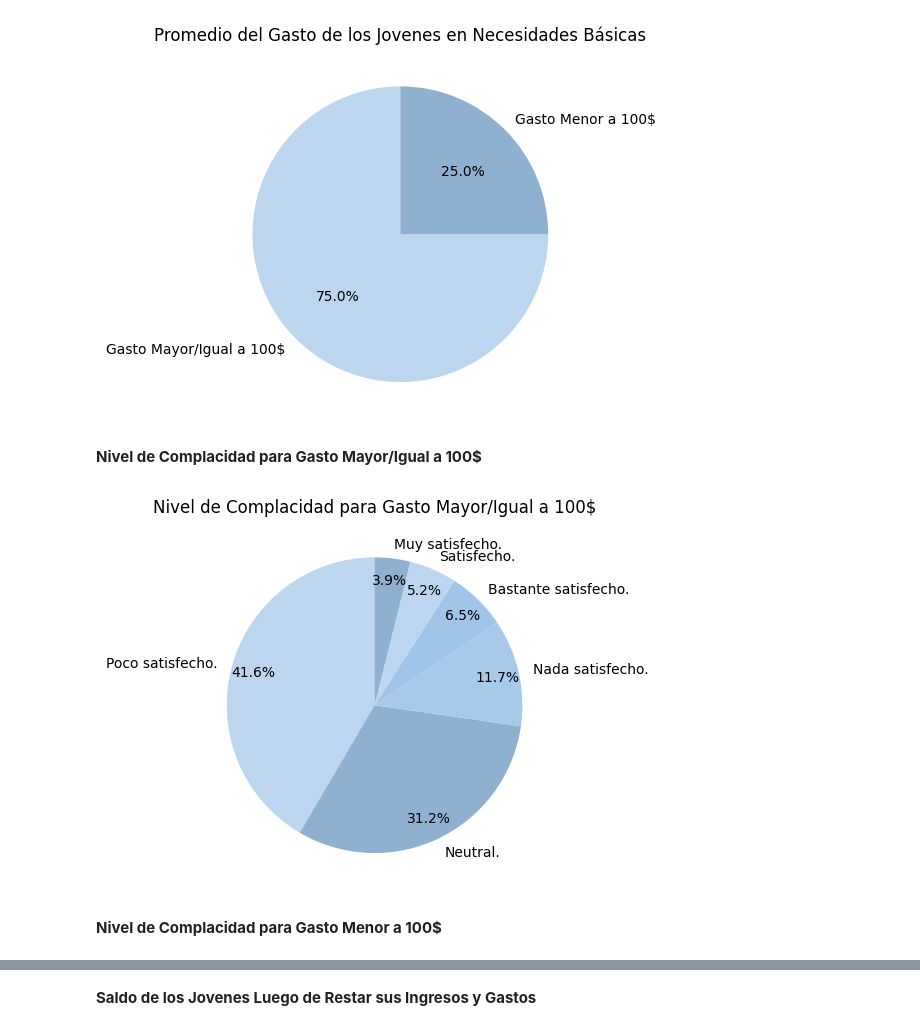
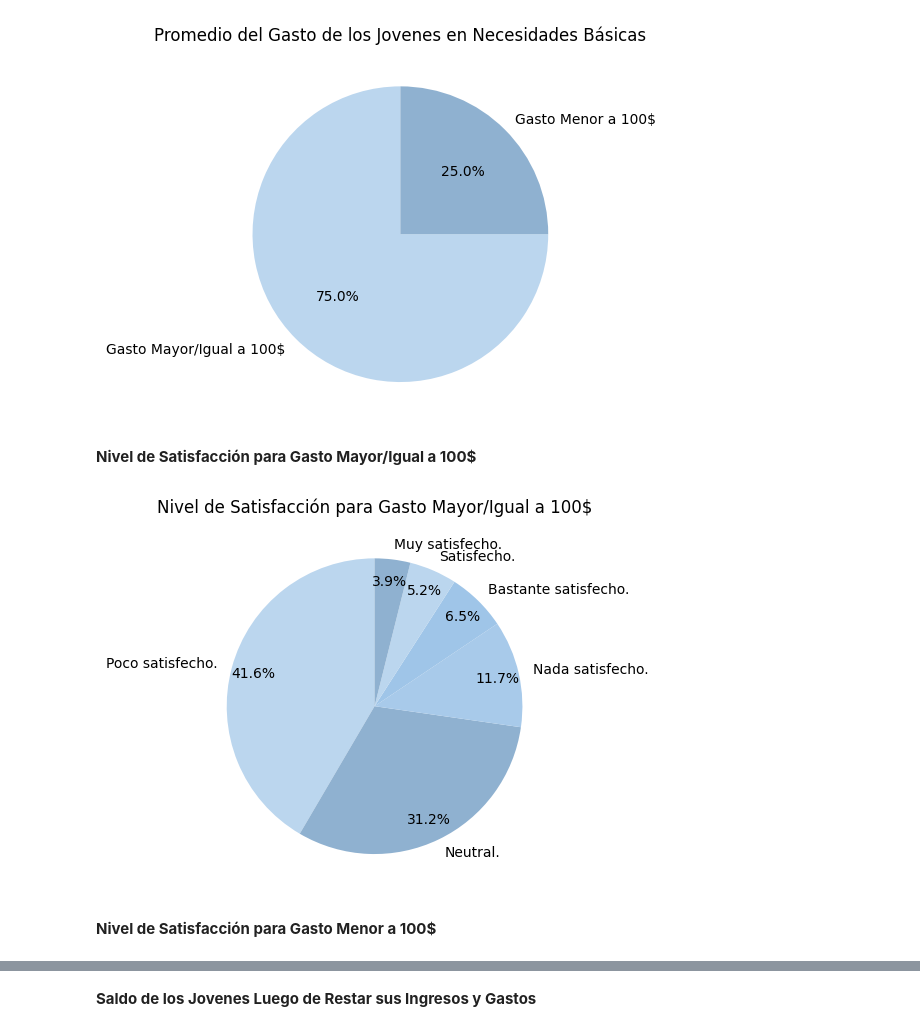
Before and after one commit to manumaldonado/Proyecto-Samsung, a Jupyter notebook: clean_data.ipynb, the cells around one changed output, grey strips where cells are left out. Drawn from its saved outputs; the diff is of its cells as text; code cells hidden in the pictures.

```diff
--- a/clean_data.ipynb
+++ b/clean_data.ipynb
@@ -28,7 +28,7 @@ df.rename(columns={'¿Cuál es tu edad?\nSi su edad se sale del rango establecid
                     '¿Consideras tener algún tipo de educación financiera? ' : 'educacion_financiera',
                     '¿Te gustaría aprender más sobre gestión de ingresos y educación financiera? ' : 'bool_educacion_financiera',
                     ' ¿Cómo calificarías tu nivel de vida actual en comparación con hace un año?' : 'nivel_vida',
-                    '¿Qué tan satisfecho estás con tus ingresos actuales para cubrir tus necesidades? ' : 'nivel_complacidad'}
+                    '¿Qué tan satisfecho estás con tus ingresos actuales para cubrir tus necesidades? ' : 'nivel_satisfaccion'}
                    , inplace=True)
 
 df.drop(index=['parragajenny1@gmail.com','xsdfsd@gmail.com'], inplace = True)
@@ -492,7 +497,7 @@ def calcular_promedio_ahorro(rango):
         print(f"Error al procesar el rango: {rango}")
         return np.nan
 
-Ahorro_privado.loc[:, 'ahorro_promedio'] = Ahorro_privado['rango_ahorro'].copy().apply(calcular_promedio_ahorro)
+Ahorro_privado.loc[:, 'ahorro_promedio'] = Ahorro_privado['rango_ahorro'].apply(calcular_promedio_ahorro).copy()
 
 
 promedio_ahorro_privado = Ahorro_privado['ahorro_promedio'].mean()
@@ -908,18 +923,18 @@ conteo_saldo_negativo = df_saldo_restante["Con saldo negativo"].dropna().value_c
 division_rango_gastos = {
      "Mayor igual a 100$" : [],
      "Menor a 100$" : [],
-     "Complacidad" : []
+     "Satisfaccion" : []
 }
 
 for i, x in enumerate(gastos["total_de_gastos_en_promedio"]):
     if x >= 100:
         division_rango_gastos["Mayor igual a 100$"].append(x)
         division_rango_gastos["Menor a 100$"].append(np.nan)
-        division_rango_gastos["Complacidad"].append(df_con_empleo.iloc[i]["nivel_complacidad"])
+        division_rango_gastos["Satisfaccion"].append(df_con_empleo.iloc[i]["nivel_satisfaccion"])
     else:
         division_rango_gastos["Menor a 100$"].append(x)
         division_rango_gastos["Mayor igual a 100$"].append(np.nan)
-        division_rango_gastos["Complacidad"].append(df_con_empleo.iloc[i]["nivel_complacidad"])
+        division_rango_gastos["Satisfaccion"].append(df_con_empleo.iloc[i]["nivel_satisfaccion"])
 
 df_rango_gastos = pd.DataFrame(division_rango_gastos)
 
@@ -929,8 +944,8 @@ conteo_menor_100 = df_rango_gastos["Menor a 100$"].dropna().value_counts()
 mayor_100 = df_rango_gastos[df_rango_gastos["Mayor igual a 100$"].notna()].copy()
 menor_100 = df_rango_gastos[df_rango_gastos["Menor a 100$"].notna()].copy()
 
-conteo_complacidad_mayor_100 = mayor_100["Complacidad"].value_counts()
-conteo_complacidad_menor_100 = menor_100["Complacidad"].value_counts()
+conteo_satisfaccion_mayor_100 = mayor_100["Satisfaccion"].value_counts()
+conteo_satisfaccion_menor_100 = menor_100["Satisfaccion"].value_counts()
 # %% [markdown]
 **Promedio del Gasto de los Jovenes en Necesidades Básicas**
 # %%
@@ -940,13 +955,13 @@ plt.show()
 # %% [output]
 [figure]
 # %% [markdown]
-**Nivel de Complacidad para Gasto Mayor/Igual a 100$**
+**Nivel de Satisfacción para Gasto Mayor/Igual a 100$**
 # %%
-plt.pie(conteo_complacidad_mayor_100, labels=conteo_complacidad_mayor_100.index, colors=["#BBD6EE", "#8FB1D0", "#A8CAEA", "#9FC5E8"],autopct="%1.1f%%", startangle=90, pctdistance=0.85)
-plt.title("Nivel de Complacidad para Gasto Mayor/Igual a 100$")
+plt.pie(conteo_satisfaccion_mayor_100, labels=conteo_satisfaccion_mayor_100.index, colors=["#BBD6EE", "#8FB1D0", "#A8CAEA", "#9FC5E8"],autopct="%1.1f%%", startangle=90, pctdistance=0.85)
+plt.title("Nivel de Satisfacción para Gasto Mayor/Igual a 100$")
 plt.show()
 # %% [output]
-[figure, old version]
+[figure, new version]
 # %% [markdown]
-**Nivel de Complacidad para Gasto Menor a 100$**
+**Nivel de Satisfacción para Gasto Menor a 100$**
 # %%
```
Also changed, not shown: parts of 5 cells of this notebook, 1 other file.
